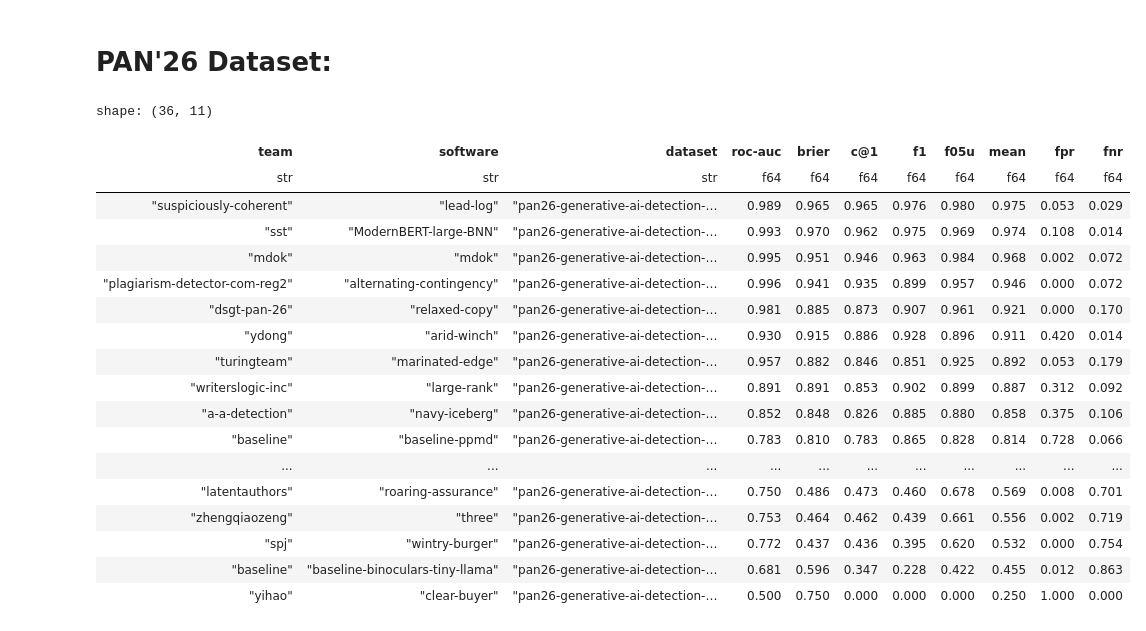
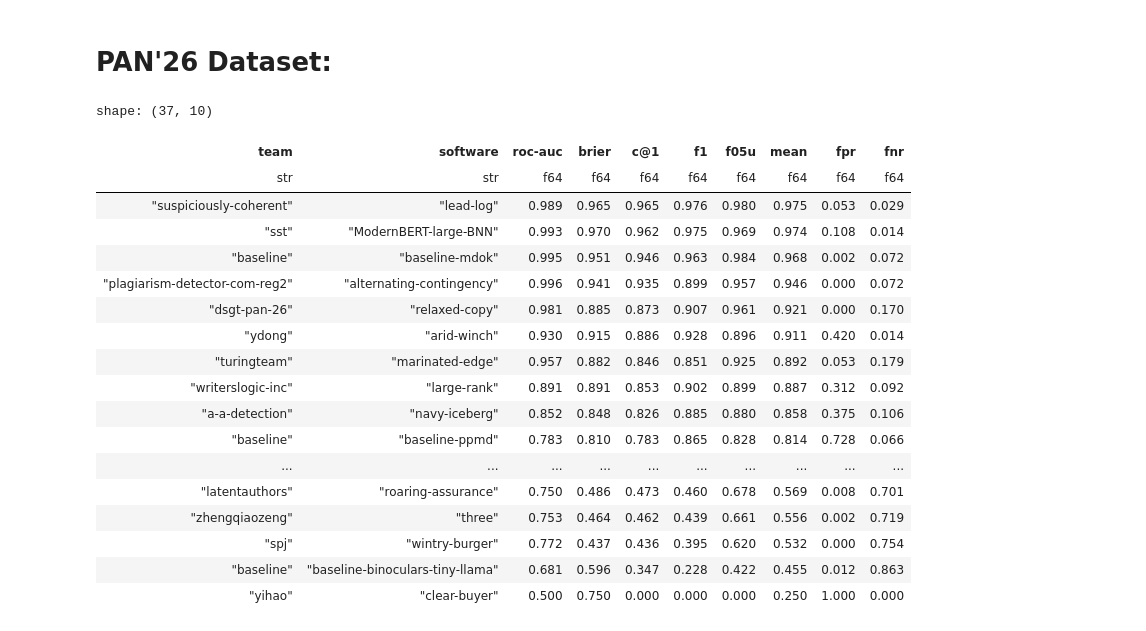
Before and after one commit to pan-webis-de/pan26-generative-ai-authorship-verification, a Jupyter notebook: notebooks/task-eval.ipynb, the cells around one changed output. Saved outputs shown, nothing was run; the diff lists cells and outputs as text; code cells hidden in the pictures.

Commit message:
Export leader board

```diff
--- a/notebooks/task-eval.ipynb
+++ b/notebooks/task-eval.ipynb
@@ -167,25 +168,54 @@ shape: (35, 11)
 # %%
 display(Markdown('# PAN\'26 Dataset:'))
+
+leaderboard26 = get_best_by_team(results_per_run26).drop('dataset')
+
+# noinspection PyTypeChecker
+zero_knowledge_pan26 = pl.from_dict({
+    "team": "baseline",
+    "software": "baseline-zero-knowledge",
+    "roc-auc": 0.5,
+    "brier": 0.749,
+    "c@1": 0.749,
+    "f1": 0.856,
+    "f05u": 0.788,
+    "mean": 0.728,
+    "fpr": 1.0,
+    "fnr": 0.0,
+})
+# noinspection PyTypeChecker
+leaderboard26 = (
+    pl
+    .concat([leaderboard26, zero_knowledge_pan26])
+    .sort('mean', descending=True)
+    .with_columns([
+        pl.col("team").replace("mdok", "baseline"),
+        pl.col("software").replace("mdok", "baseline-mdok"),
+    ])
+)
+
+leaderboard26.to_pandas().to_html(BASE_EVAL_PATH / 'pan26-leaderboard.html', index=True, float_format=lambda x: f"{x:.3f}")
+
 with pl.Config(float_precision=3, tbl_rows=-1):
-    display(get_best_by_team(results_per_run26))
+    display(leaderboard26)
 # %% [output]
 # PAN'26 Dataset:
-shape: (36, 11)
+shape: (37, 10)
-| team | software | dataset | roc-auc | brier | c@1 | f1 | f05u | mean | fpr | fnr |
-| str | str | str | f64 | f64 | f64 | f64 | f64 | f64 | f64 | f64 |
-| "suspiciously-coherent" | "lead-log" | "pan26-generative-ai-detection-… | 0.989 | 0.965 | 0.965 | 0.976 | 0.980 | 0.975 | 0.053 | 0.029 |
-| "sst" | "ModernBERT-large-BNN" | "pan26-generative-ai-detection-… | 0.993 | 0.970 | 0.962 | 0.975 | 0.969 | 0.974 | 0.108 | 0.014 |
-| "mdok" | "mdok" | "pan26-generative-ai-detection-… | 0.995 | 0.951 | 0.946 | 0.963 | 0.984 | 0.968 | 0.002 | 0.072 |
-| "plagiarism-detector-com-reg2" | "alternating-contingency" | "pan26-generative-ai-detection-… | 0.996 | 0.941 | 0.935 | 0.899 | 0.957 | 0.946 | 0.000 | 0.072 |
-| "dsgt-pan-26" | "relaxed-copy" | "pan26-generative-ai-detection-… | 0.981 | 0.885 | 0.873 | 0.907 | 0.961 | 0.921 | 0.000 | 0.170 |
-| "ydong" | "arid-winch" | "pan26-generative-ai-detection-… | 0.930 | 0.915 | 0.886 | 0.928 | 0.896 | 0.911 | 0.420 | 0.014 |
-| "turingteam" | "marinated-edge" | "pan26-generative-ai-detection-… | 0.957 | 0.882 | 0.846 | 0.851 | 0.925 | 0.892 | 0.053 | 0.179 |
-| "writerslogic-inc" | "large-rank" | "pan26-generative-ai-detection-… | 0.891 | 0.891 | 0.853 | 0.902 | 0.899 | 0.887 | 0.312 | 0.092 |
-| "a-a-detection" | "navy-iceberg" | "pan26-generative-ai-detection-… | 0.852 | 0.848 | 0.826 | 0.885 | 0.880 | 0.858 | 0.375 | 0.106 |
-| "baseline" | "baseline-ppmd" | "pan26-generative-ai-detection-… | 0.783 | 0.810 | 0.783 | 0.865 | 0.828 | 0.814 | 0.728 | 0.066 |
-| ... | ... | ... | ... | ... | ... | ... | ... | ... | ... | ... |
-| "latentauthors" | "roaring-assurance" | "pan26-generative-ai-detection-… | 0.750 | 0.486 | 0.473 | 0.460 | 0.678 | 0.569 | 0.008 | 0.701 |
-| "zhengqiaozeng" | "three" | "pan26-generative-ai-detection-… | 0.753 | 0.464 | 0.462 | 0.439 | 0.661 | 0.556 | 0.002 | 0.719 |
-| "spj" | "wintry-burger" | "pan26-generative-ai-detection-… | 0.772 | 0.437 | 0.436 | 0.395 | 0.620 | 0.532 | 0.000 | 0.754 |
-| "baseline" | "baseline-binoculars-tiny-llama" | "pan26-generative-ai-detection-… | 0.681 | 0.596 | 0.347 | 0.228 | 0.422 | 0.455 | 0.012 | 0.863 |
-| "yihao" | "clear-buyer" | "pan26-generative-ai-detection-… | 0.500 | 0.750 | 0.000 | 0.000 | 0.000 | 0.250 | 1.000 | 0.000 |
+| team | software | roc-auc | brier | c@1 | f1 | f05u | mean | fpr | fnr |
+| str | str | f64 | f64 | f64 | f64 | f64 | f64 | f64 | f64 |
+| "suspiciously-coherent" | "lead-log" | 0.989 | 0.965 | 0.965 | 0.976 | 0.980 | 0.975 | 0.053 | 0.029 |
+| "sst" | "ModernBERT-large-BNN" | 0.993 | 0.970 | 0.962 | 0.975 | 0.969 | 0.974 | 0.108 | 0.014 |
+| "baseline" | "baseline-mdok" | 0.995 | 0.951 | 0.946 | 0.963 | 0.984 | 0.968 | 0.002 | 0.072 |
+| "plagiarism-detector-com-reg2" | "alternating-contingency" | 0.996 | 0.941 | 0.935 | 0.899 | 0.957 | 0.946 | 0.000 | 0.072 |
+| "dsgt-pan-26" | "relaxed-copy" | 0.981 | 0.885 | 0.873 | 0.907 | 0.961 | 0.921 | 0.000 | 0.170 |
+| "ydong" | "arid-winch" | 0.930 | 0.915 | 0.886 | 0.928 | 0.896 | 0.911 | 0.420 | 0.014 |
+| "turingteam" | "marinated-edge" | 0.957 | 0.882 | 0.846 | 0.851 | 0.925 | 0.892 | 0.053 | 0.179 |
+| "writerslogic-inc" | "large-rank" | 0.891 | 0.891 | 0.853 | 0.902 | 0.899 | 0.887 | 0.312 | 0.092 |
+| "a-a-detection" | "navy-iceberg" | 0.852 | 0.848 | 0.826 | 0.885 | 0.880 | 0.858 | 0.375 | 0.106 |
+| "baseline" | "baseline-ppmd" | 0.783 | 0.810 | 0.783 | 0.865 | 0.828 | 0.814 | 0.728 | 0.066 |
+| ... | ... | ... | ... | ... | ... | ... | ... | ... | ... |
+| "latentauthors" | "roaring-assurance" | 0.750 | 0.486 | 0.473 | 0.460 | 0.678 | 0.569 | 0.008 | 0.701 |
+| "zhengqiaozeng" | "three" | 0.753 | 0.464 | 0.462 | 0.439 | 0.661 | 0.556 | 0.002 | 0.719 |
+| "spj" | "wintry-burger" | 0.772 | 0.437 | 0.436 | 0.395 | 0.620 | 0.532 | 0.000 | 0.754 |
+| "baseline" | "baseline-binoculars-tiny-llama" | 0.681 | 0.596 | 0.347 | 0.228 | 0.422 | 0.455 | 0.012 | 0.863 |
+| "yihao" | "clear-buyer" | 0.500 | 0.750 | 0.000 | 0.000 | 0.000 | 0.250 | 1.000 | 0.000 |
```
Also changed, not shown: parts of 4 cells of this notebook, 3 other files.
